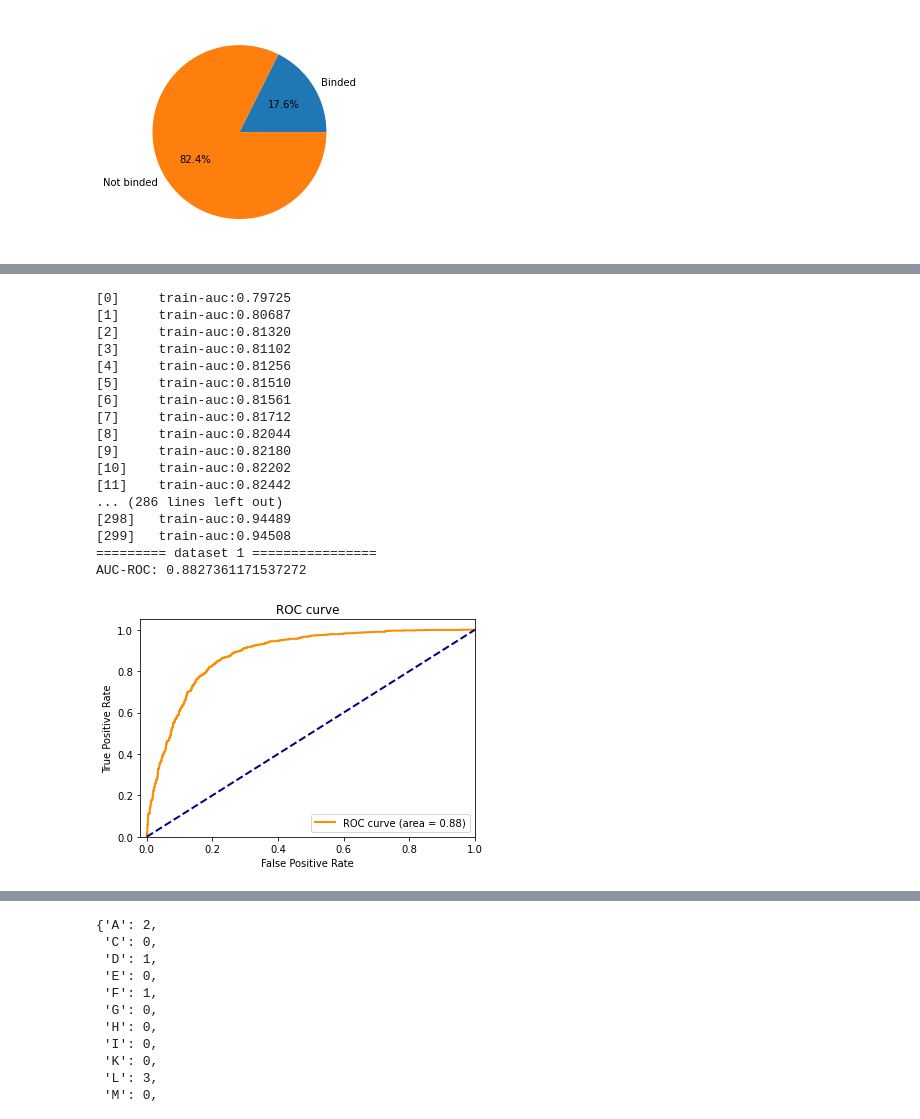
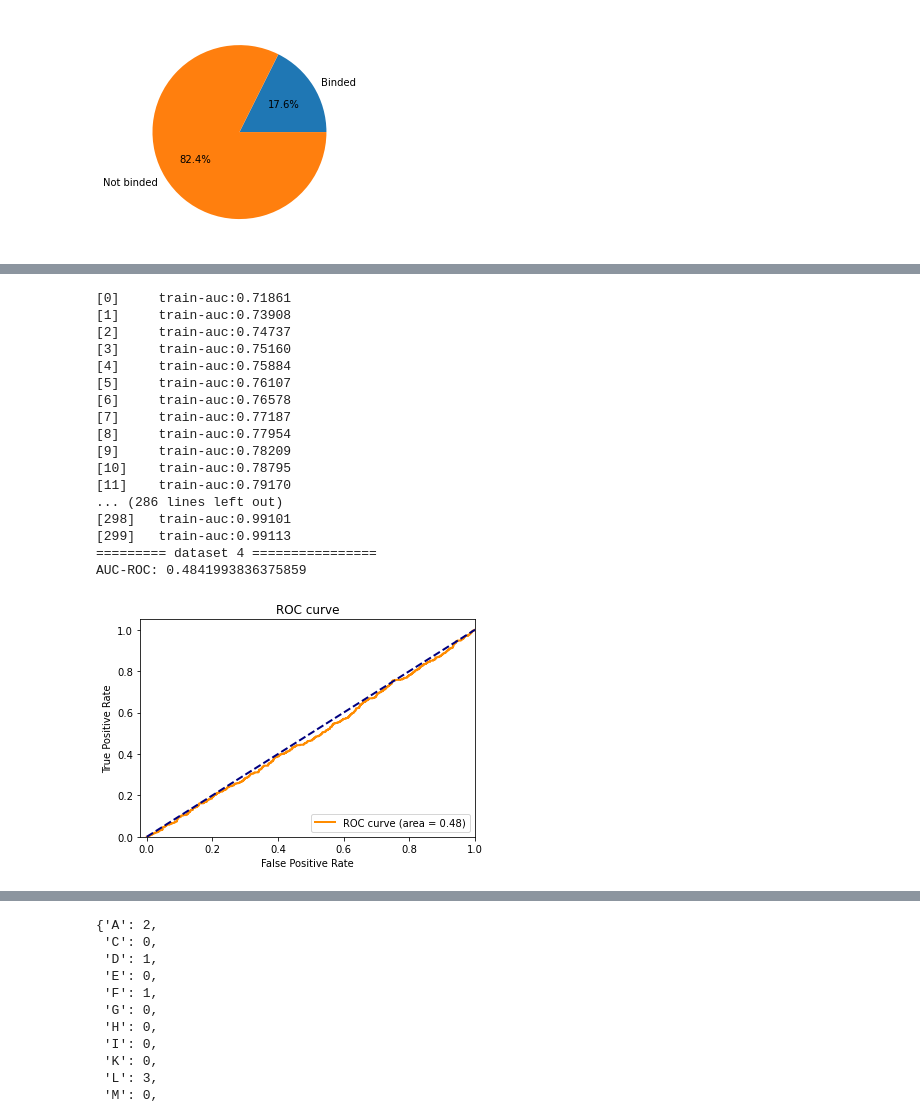
Before and after one commit to augustthedoodle/mhc_binding, a Jupyter notebook: mhc_sliding_window.ipynb, the cells around one changed output, grey strips where cells are left out. Saved outputs shown, nothing was run; the diff lists cells and outputs as text; code cells hidden in the pictures.

Commit message:
re-org, train with ds 2, pred with ds3

```diff
--- a/mhc_sliding_window.ipynb
+++ b/mhc_sliding_window.ipynb
@@ -96,17 +96,17 @@ with open(os.path.join('dataset', 'Negative_A0201_9AA_nonbinder_pep.txt'), 'r',
         features.append(seq)
         classes.append(0)
 
-dataset = pd.DataFrame(
+dataset1 = pd.DataFrame(
     {
         'sequence': features,
         'class': classes
     }
 )
 
-print(dataset)
+print(dataset1)
 
 labels = ["Binded",'Not binded']
-values = dataset['class'].value_counts()[[1,0]].values
+values = dataset1['class'].value_counts()[[1,0]].values
 fig1, ax1 = plt.subplots()
 ax1.pie(values, labels=labels,  autopct='%1.1f%%')
 plt.show()
@@ -324,0 +294,13 @@ print(X4[0:5])
+# %%
+X_list = []
+y_list = []
+
+for ds in [dataset1, dataset_cancer, dataset_fxxx, dataset_cxxx]:
+    X_, y_ = sliding_df (seq_len = 9, sliding_window = 3, dataset = ds)
+    print(X_[0:5])
+    X_list.append(X_)
+    y_list.append(y_)
+
+X = X_list[2]
+y = y_list[2]
+X_train, X_test, y_train, y_test = train_test_split(X, y, test_size=0.3, random_state=17, stratify=y)
@@ -393,60 +377,47 @@ F-measure:  0.6518950437317785
 # %%
 
 params = {
     "objective": "binary:logistic",
     "booster": "gbtree",
     "eval_metric": "auc",
     "eta": 0.1,
     "min_child_weight": 1,
-    "max_depth": 3,
+    "max_depth": 6,
     "nthread": 4
 }
 
 xgb_train = xgb.DMatrix(X_train.values, y_train.values)
 xgb_test = xgb.DMatrix(X_test.values)
 
 num_round = 300
 watchlist = [(xgb_train, 'train')]
 model = xgb.train(params, xgb_train, num_round, watchlist)
 
+print("========= training dataset ================")
+y_pred = model.predict(xgb_test)
+show_roc_curve(y_test = y_test, y_pred = y_pred)
+
+xgb_test = xgb.DMatrix(X_list[3].values)
 y_pred = model.predict(xgb_test)
 
-print("========= dataset 1 ================")
-show_roc_curve(y_test = y_test, y_pred = y_pred)
-
-xgb_test2 = xgb.DMatrix(X2.values)
-y_pred2 = model.predict(xgb_test2)
-
-print("========= dataset 2 ================")
-show_roc_curve(y_test = y2, y_pred = y_pred2)
-
-xgb_test3 = xgb.DMatrix(X3.values)
-y_pred3 = model.predict(xgb_test3)
-
 print("========= dataset 3 ================")
-show_roc_curve(y_test = y3, y_pred = y_pred3)
-
-xgb_test4 = xgb.DMatrix(X4.values)
-y_pred4 = model.predict(xgb_test4)
-
-print("========= dataset 4 ================")
-show_roc_curve(y_test = y4, y_pred = y_pred4)
+show_roc_curve(y_test = y_list[3], y_pred = y_pred)
 # %% [output]
-[0]     train-auc:0.79725
-[1]     train-auc:0.80687
-[2]     train-auc:0.81320
-[3]     train-auc:0.81102
-[4]     train-auc:0.81256
-[5]     train-auc:0.81510
-[6]     train-auc:0.81561
-[7]     train-auc:0.81712
-[8]     train-auc:0.82044
-[9]     train-auc:0.82180
-[10]    train-auc:0.82202
-[11]    train-auc:0.82442
+[0]     train-auc:0.71861
+[1]     train-auc:0.73908
+[2]     train-auc:0.74737
+[3]     train-auc:0.75160
+[4]     train-auc:0.75884
+[5]     train-auc:0.76107
+[6]     train-auc:0.76578
+[7]     train-auc:0.77187
+[8]     train-auc:0.77954
+[9]     train-auc:0.78209
+[10]    train-auc:0.78795
+[11]    train-auc:0.79170
 ... (286 lines left out)
-[298]   train-auc:0.94489
-[299]   train-auc:0.94508
-========= dataset 1 ================
-AUC-ROC: 0.8827361171537272
+[298]   train-auc:0.99101
+[299]   train-auc:0.99113
+========= dataset 4 ================
+AUC-ROC: 0.4841993836375859
-[figure, old version]
+[figure, new version]
```
Also changed, not shown: parts of 6 cells of this notebook.
